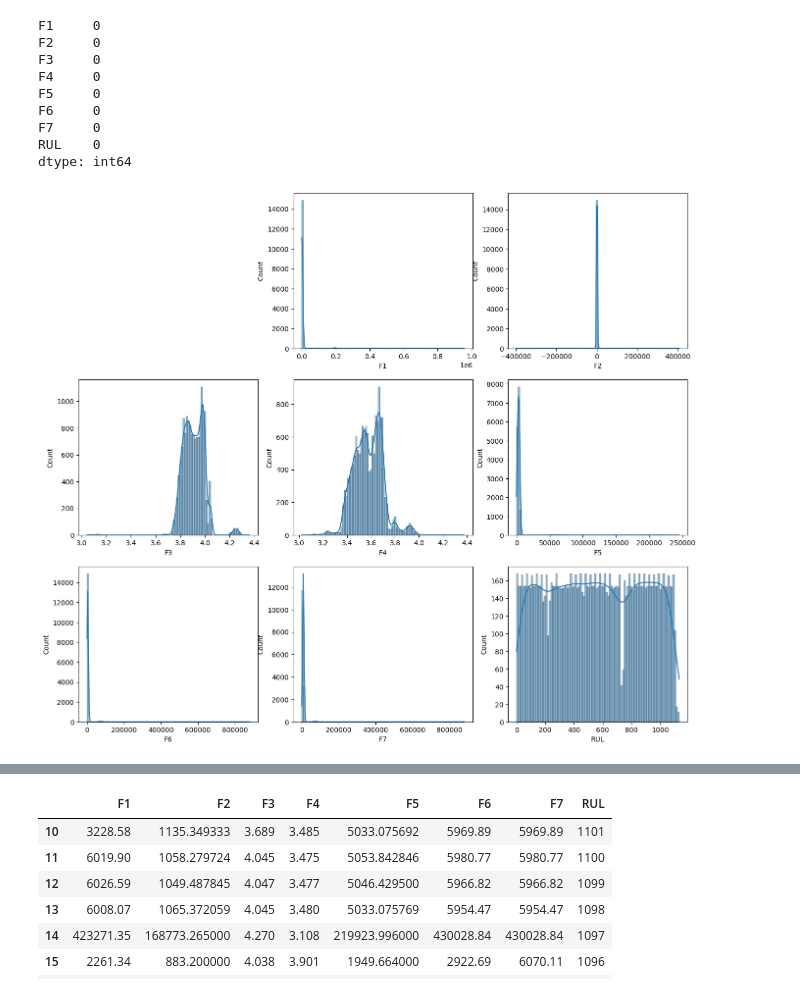
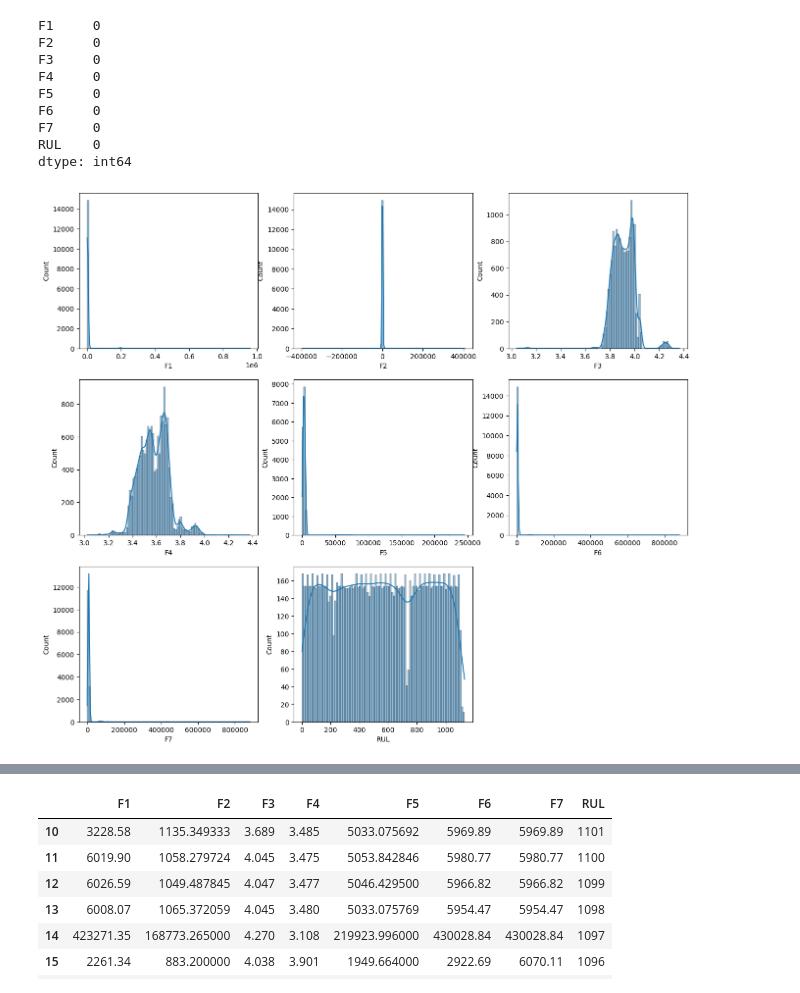
Before and after one commit to petr-larin/BMSTU-Graduate-Qualifying-Project, a Jupyter notebook: model-jupyter/Battery_RUL.ipynb, the cells around one changed output, grey strips where cells are left out. Saved outputs shown, nothing was run; the diff lists cells and outputs as text; code cells hidden in the pictures.

```diff
--- a/model-jupyter/Battery_RUL.ipynb
+++ b/model-jupyter/Battery_RUL.ipynb
@@ -120,13 +125,13 @@ dtype: int64
 # %%
 plt.figure(figsize=(16,14))
 
 for i,col in enumerate(new_col_labels):
-    plt.subplot(3, 3, i + 2)
+    plt.subplot(3, 3, i + 1)
     sns.histplot(x=col, data=df, bins=100, kde=True)
 
 plt.show()
 # %% [output]
-[figure, old version]
+[figure, new version]
 # %%
 plt.figure(figsize=(16,16))
 
```
Also changed, not shown: parts of 50 cells of this notebook, 9 other files.
